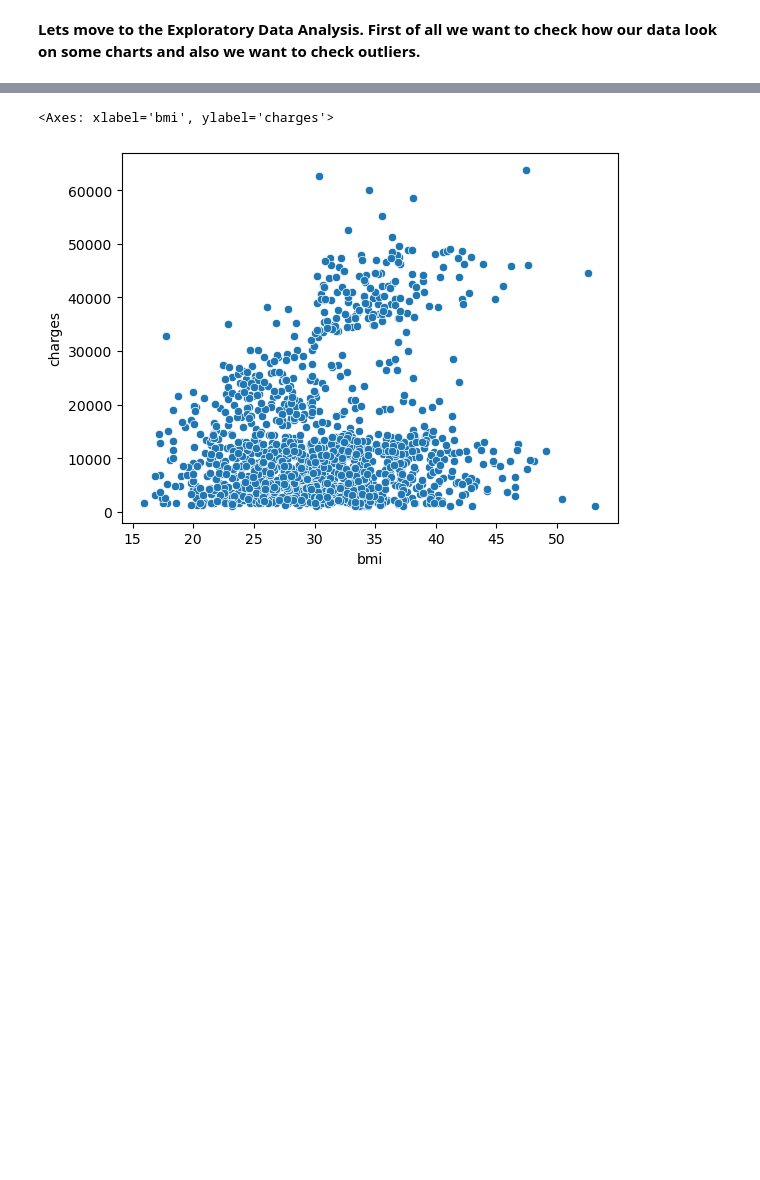
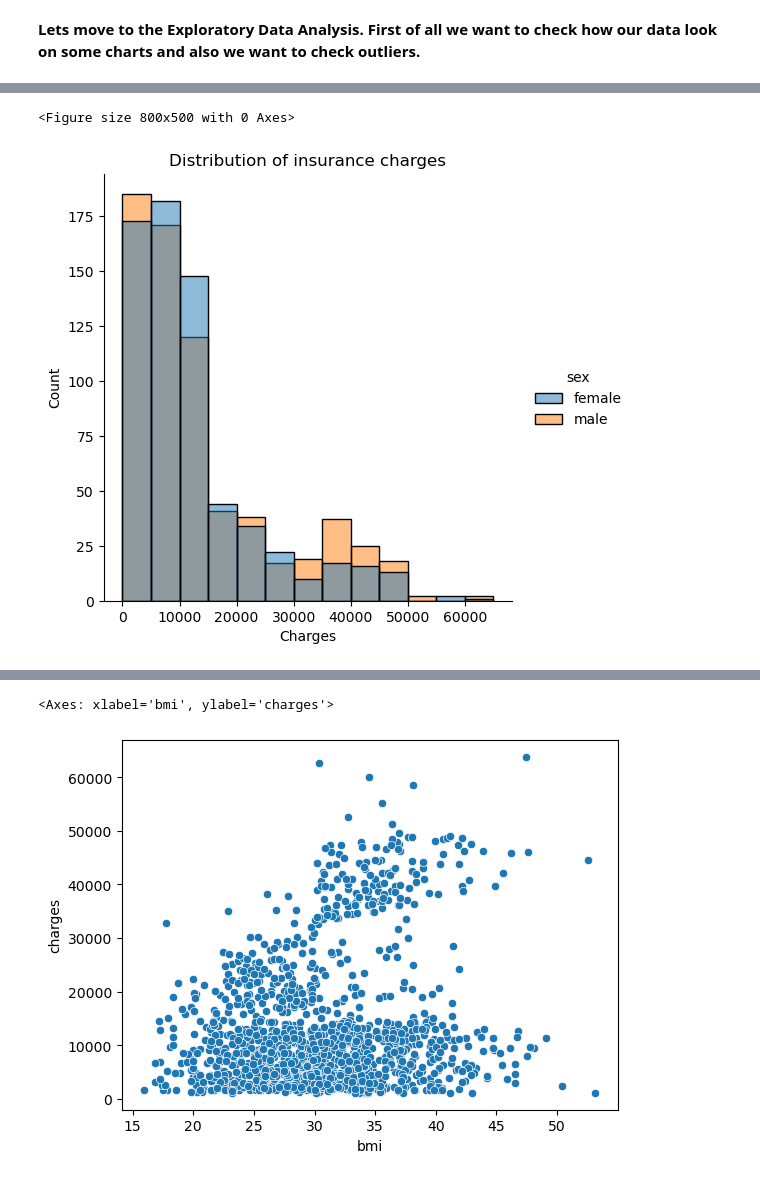
Before and after one commit to adamxszczepanski/SQL-and-ML-Projects, a Jupyter notebook: InsuranceChargesPrediction_ML/InsuranceChargePrediction_ML.ipynb, the cells around one changed output, grey strips where cells are left out. Drawn from its saved outputs; the diff is of its cells as text; code cells hidden in the pictures; blank space fills up the shorter version.

```diff
--- a/InsuranceChargesPrediction_ML/InsuranceChargePrediction_ML.ipynb
+++ b/InsuranceChargesPrediction_ML/InsuranceChargePrediction_ML.ipynb
@@ -59,0 +113,11 @@ dtype: int64
+# %%
+bins=np.arange(0,70000,5000)
+plt.figure(figsize=(8, 5))
+sns.displot(data=df, x=df["charges"], bins=bins, hue=df["sex"])
+plt.title("Distribution of insurance charges")
+plt.xlabel("Charges")
+plt.ylabel("Count")
+plt.show()
+# %% [output]
+<Figure size 800x500 with 0 Axes>
+[figure, added]
```
Also changed, not shown: parts of 26 cells of this notebook.
